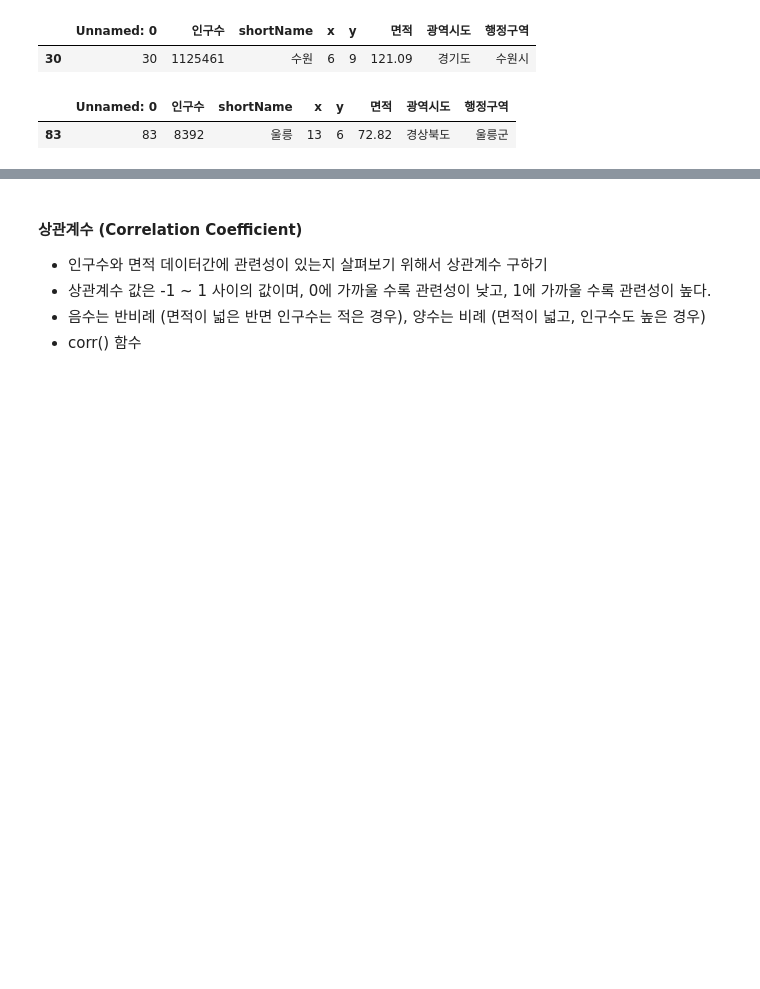
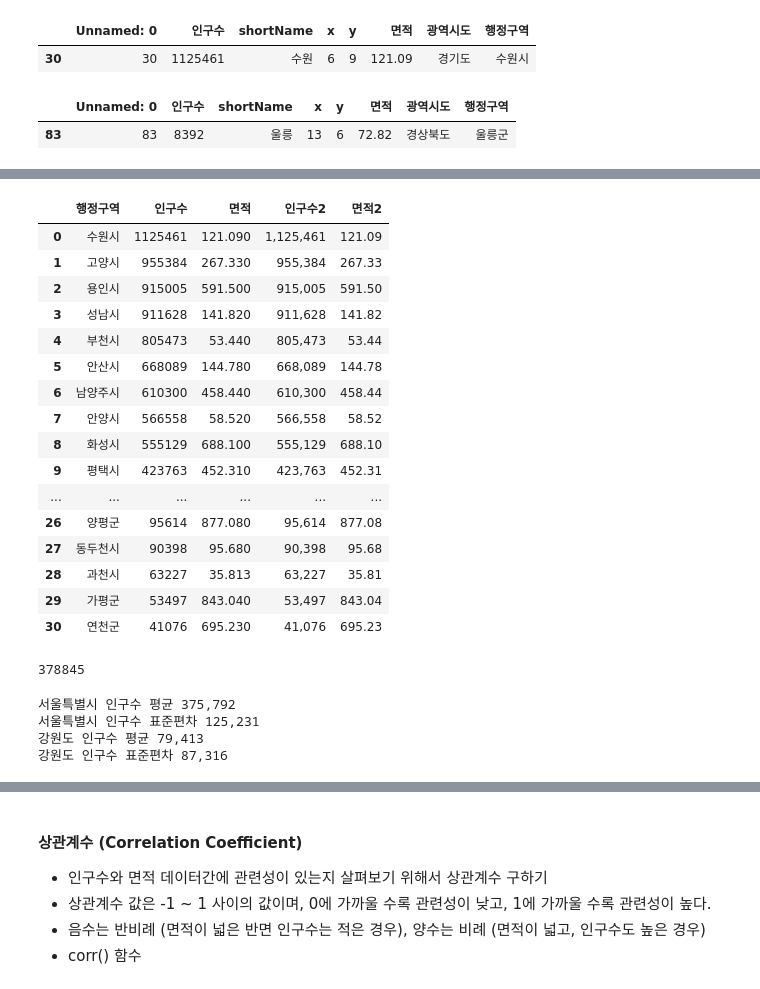
Before and after one commit to Daviswhistle/Python_Webscrapping_Analysis, a Jupyter notebook: 03-1.행정구역정보_분석과시각화.ipynb, the cells around one changed output, grey strips where cells are left out. Cells and saved outputs as stored; diff of their text form; code cells hidden in the pictures; blank space fills up the shorter version.

Commit message:
광역시도별 평균 및 표준편차 출력 함수 작성

```diff
--- a/03-1.행정구역정보_분석과시각화.ipynb
+++ b/03-1.행정구역정보_분석과시각화.ipynb
@@ -222,0 +245,27 @@ pop_df_lt_mean.to_excel('data/인구수평균미만지역.xlsx')
+# %%
+gy_df = data.loc[data['광역시도'] == '경기도', ['행정구역', '인구수', '면적']].sort_values(by='인구수', ascending=False).reset_index(drop=True)
+gy_df['인구수2'] = gy_df['인구수'].map('{:,}'.format)
+gy_df['면적2'] = gy_df['면적'].map('{:.2f}'.format)
+gy_df
+# %% [output]
+|  | 행정구역 | 인구수 | 면적 | 인구수2 | 면적2 |
+| 0 | 수원시 | 1125461 | 121.090 | 1,125,461 | 121.09 |
+| 1 | 고양시 | 955384 | 267.330 | 955,384 | 267.33 |
+| 2 | 용인시 | 915005 | 591.500 | 915,005 | 591.50 |
+| 3 | 성남시 | 911628 | 141.820 | 911,628 | 141.82 |
+| 4 | 부천시 | 805473 | 53.440 | 805,473 | 53.44 |
+| 5 | 안산시 | 668089 | 144.780 | 668,089 | 144.78 |
+| 6 | 남양주시 | 610300 | 458.440 | 610,300 | 458.44 |
+| 7 | 안양시 | 566558 | 58.520 | 566,558 | 58.52 |
+| 8 | 화성시 | 555129 | 688.100 | 555,129 | 688.10 |
+| 9 | 평택시 | 423763 | 452.310 | 423,763 | 452.31 |
+| ... | ... | ... | ... | ... | ... |
+| 26 | 양평군 | 95614 | 877.080 | 95,614 | 877.08 |
+| 27 | 동두천시 | 90398 | 95.680 | 90,398 | 95.68 |
+| 28 | 과천시 | 63227 | 35.813 | 63,227 | 35.81 |
+| 29 | 가평군 | 53497 | 843.040 | 53,497 | 843.04 |
+| 30 | 연천군 | 41076 | 695.230 | 41,076 | 695.23 |
+# %%
+round(gy_df['인구수'].mean())
+# %% [output]
+378845
@@ -222,0 +282,8 @@ pop_df_lt_mean.to_excel('data/인구수평균미만지역.xlsx')
+# %%
+pop_mean_std('서울특별시')
+pop_mean_std('강원도')
+# %% [output]
+서울특별시 인구수 평균 375,792
+서울특별시 인구수 표준편차 125,231
+강원도 인구수 평균 79,413
+강원도 인구수 표준편차 87,316
```
Also changed, not shown: parts of 3 cells of this notebook.
